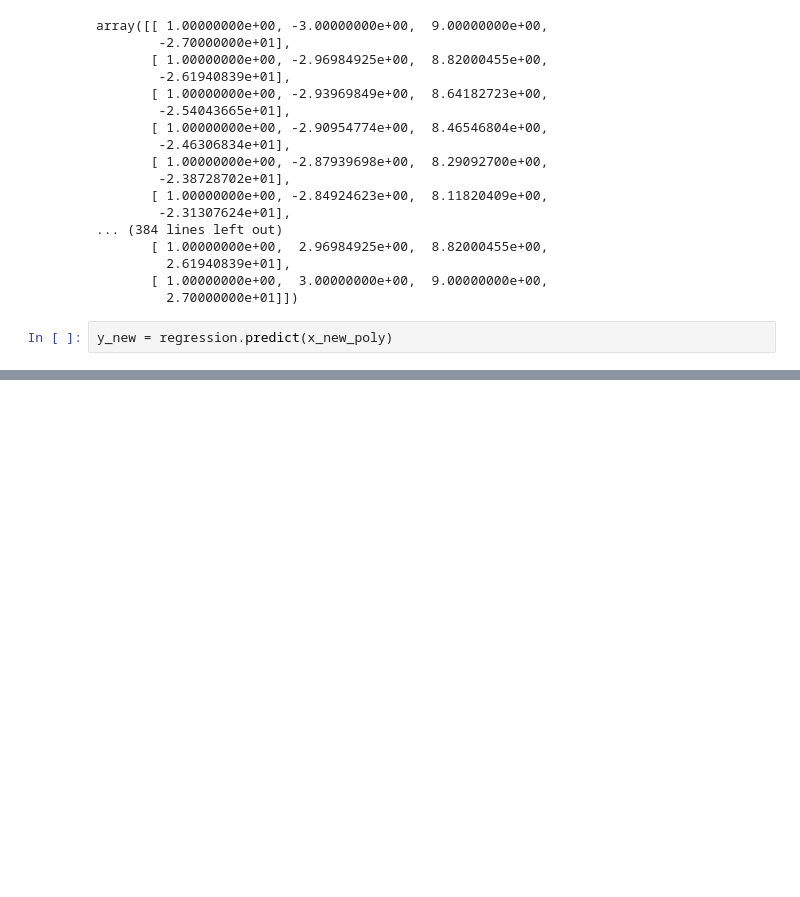
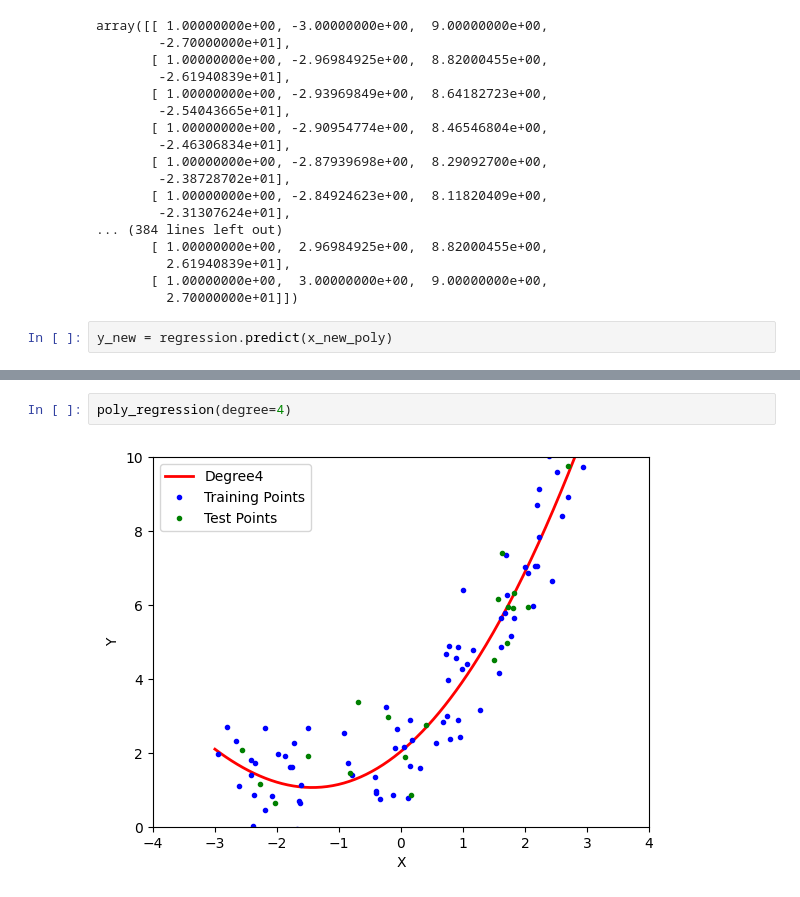
Before and after one commit to Surajgupta001/MACHINE-LEARNING, a Jupyter notebook: Python/18-Linear Regression/18.3-PolynomialRegression.ipynb, the cells around one changed output, grey strips where cells are left out. Saved outputs shown, nothing was run; the diff lists cells and outputs as text; blank space fills up the shorter version.

```diff
--- a/Python/18-Linear Regression/18.3-PolynomialRegression.ipynb
+++ b/Python/18-Linear Regression/18.3-PolynomialRegression.ipynb
@@ -229,0 +285,4 @@ plt.show()
+# %%
+poly_regression(degree=4)
+# %% [output]
+[figure, added]
```
Also changed, not shown: parts of 20 cells of this notebook.
